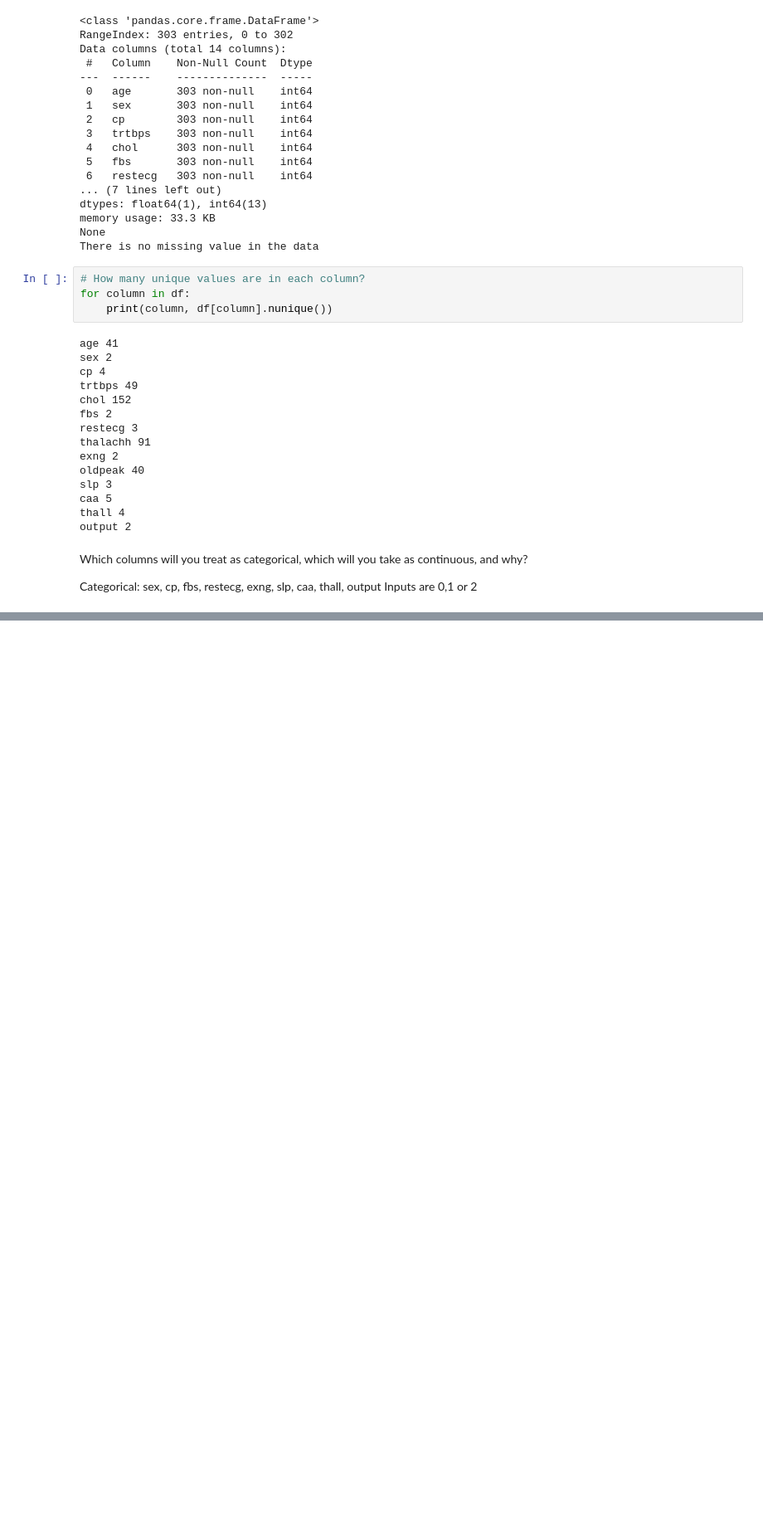
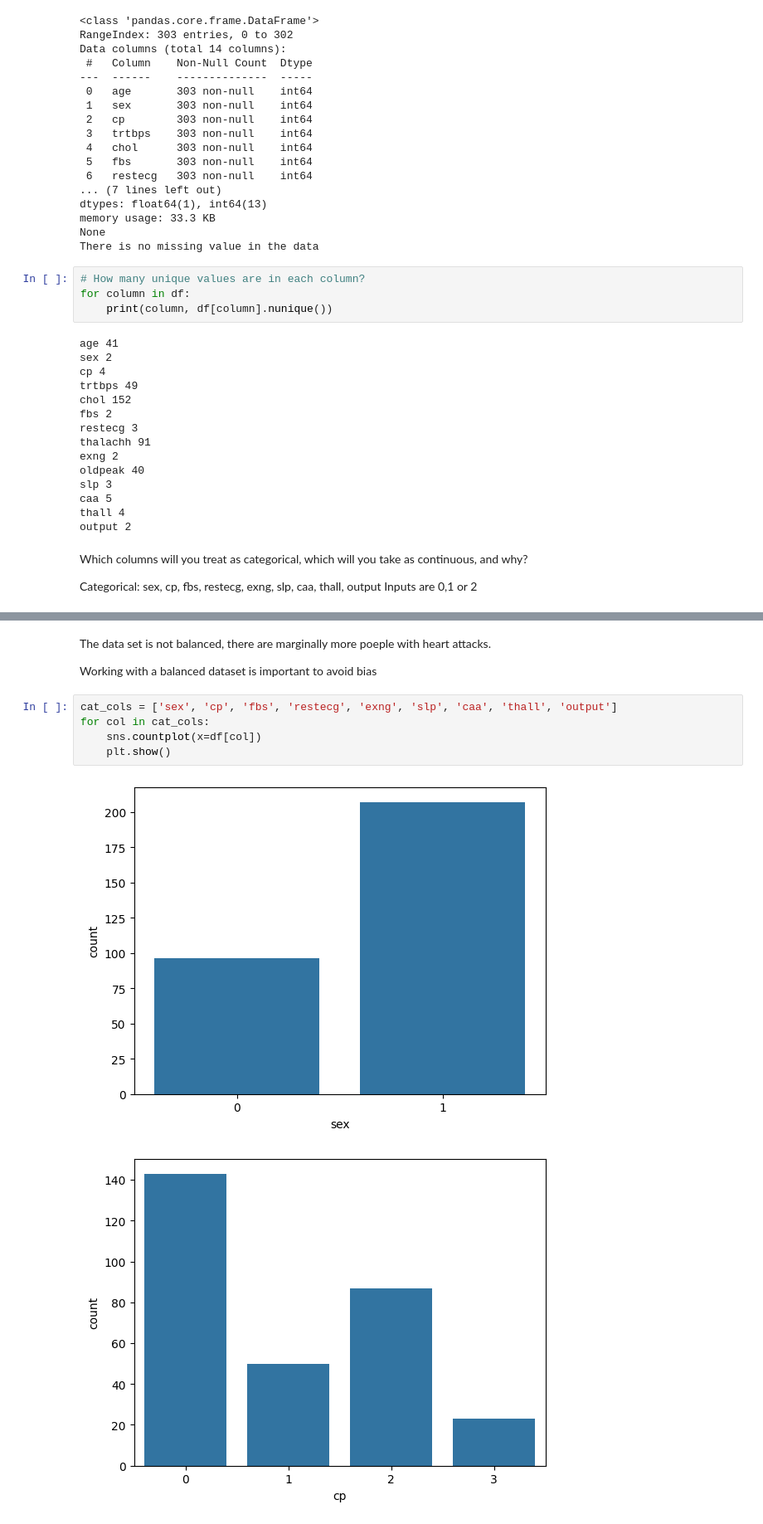
Before and after one commit to gordonnguyen/data-science-1, a Jupyter notebook: hw2/hw2_nguyen_anhnhunhan_2215275.ipynb, the cells around one changed output, grey strips where cells are left out. Shown at 83% size. Drawn from its saved outputs; the diff is of its cells as text; blank space fills up the shorter version.

```diff
--- a/hw2/hw2_nguyen_anhnhunhan_2215275.ipynb
+++ b/hw2/hw2_nguyen_anhnhunhan_2215275.ipynb
@@ -70,0 +76,12 @@ Inputs are 0,1 or 2
+# %% [markdown]
+The data set is not balanced, there are marginally more poeple with heart attacks.
+
+Working with a balanced dataset is important to avoid bias
+# %%
+cat_cols = ['sex', 'cp', 'fbs', 'restecg', 'exng', 'slp', 'caa', 'thall', 'output']
+for col in cat_cols:
+    sns.countplot(x=df[col])
+    plt.show()
+# %% [output]
+[figure, added]
+[figure, added]
```
Also changed, not shown: parts of 3 cells of this notebook, 28 other files.
